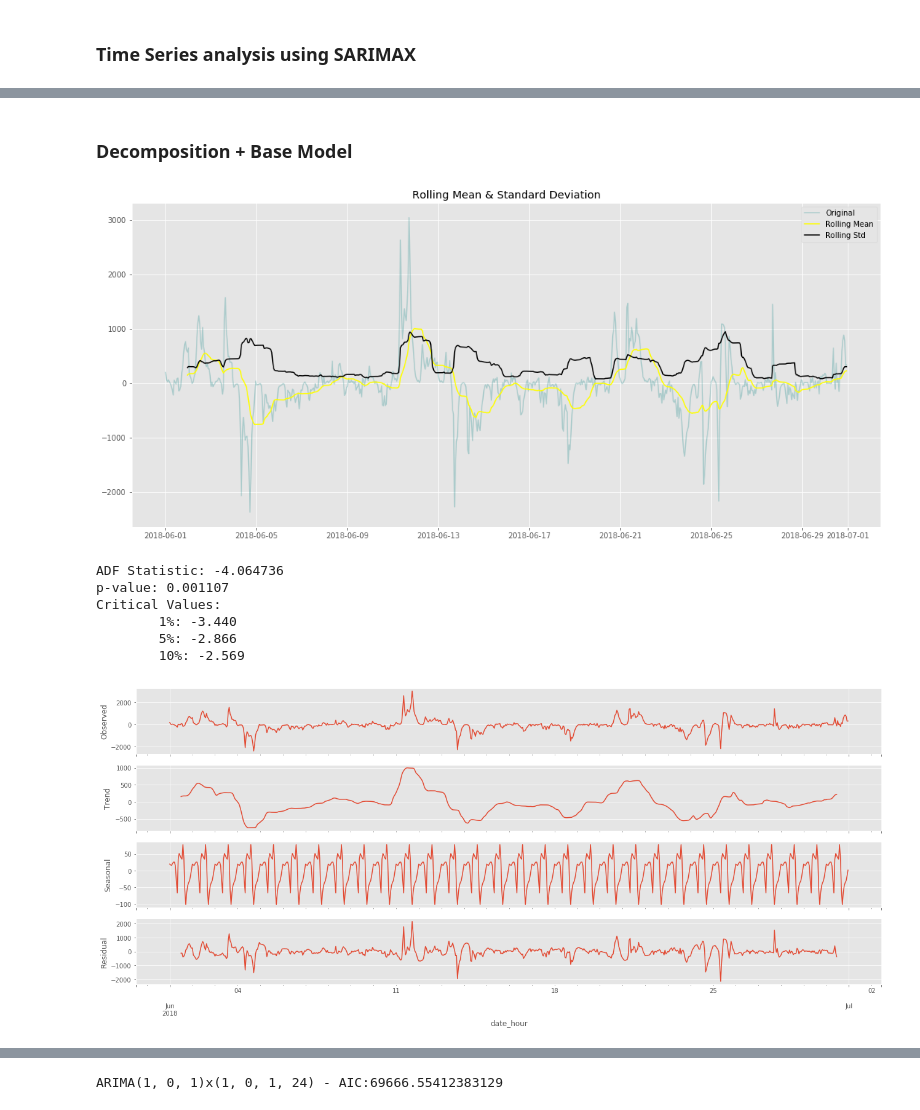
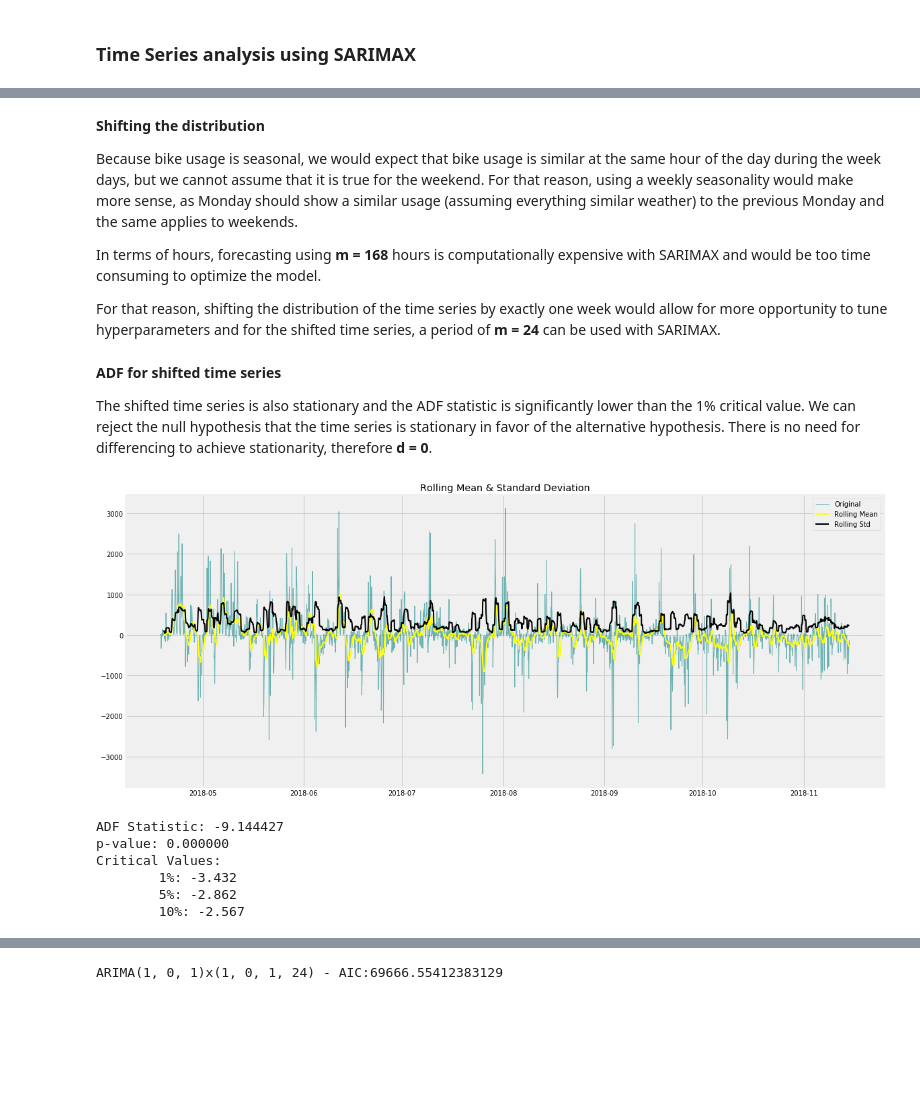
Before and after one commit to Rimab55/Forecasting_Bixi_Bikeshare_rentals, a Jupyter notebook: Time_Series.ipynb, the cells around one changed output, grey strips where cells are left out. Drawn from its saved outputs; the diff is of its cells as text; code cells hidden in the pictures; blank space fills up the shorter version.

```diff
--- a/Time_Series.ipynb
+++ b/Time_Series.ipynb
@@ -178,27 +198,26 @@ plot_feature_importances(rf)
 X = ts[['humidity','feels_like','precip_hrly']]
 y = ts[['bixi_rentals']]
 # %%
-# Seasonality seems to be present as patterns seem to repeat every 7 days.
-# It makes sense to compare the same day of the week at the same hour to remove seasonality.
+def stationarity_check(df, window = 24):
+    """
+    Function to check stationarity of time series by doing the Adfuller test and
+    plotting the rolling mean and rolling standard deviation on the specified window.
 
-def stationarity_check(df, window = 24):
-
+    :param df: timeseries
+    :param window: window for the rolling mean and rolling standard deviation
+    """
     rcParams['figure.figsize'] = 18, 8
     rolmean = df.dropna().rolling(window = window).mean()
     rolstd = df.rolling(window = window, center = False).std()
 
     fig = plt.figure(figsize=(18,8))
-    orig = plt.plot(df.dropna(), color='teal',label='Original', alpha = 0.25)
-    mean = plt.plot(rolmean, color='yellow', label='Rolling Mean')
-    std = plt.plot(rolstd, color='black', label = 'Rolling Std')
+    orig = plt.plot(df.dropna(), color='teal',label='Original', alpha = 0.55, linewidth=1)
+    mean = plt.plot(rolmean, color='yellow', label='Rolling Mean', linewidth=2.0)
+    std = plt.plot(rolstd, color='black', label = 'Rolling Std', linewidth =2.0)
 
     plt.legend(loc='best')
     plt.title('Rolling Mean & Standard Deviation')
     plt.show(block=False)
-
-    decomp = seasonal_decompose(df.dropna(), model='additive', freq=24) # Repetition every week
-    ax = decomp.plot()
-    plt.show
 
     X = df.dropna().values.flatten()
     result = adfuller(X)
@@ -222,3 +250,9 @@ Critical Values:
-# %% [markdown]
-### Decomposition + Base Model
+# %% [markdown]
+**Shifting the distribution**
+
+Because bike usage is seasonal, we would expect that bike usage is similar at the same hour of the day during the week days, but we cannot assume that it is true for the weekend. For that reason, using a weekly seasonality would make more sense, as Monday should show a similar usage (assuming everything similar weather) to the previous Monday and the same applies to weekends.
+
+In terms of hours, forecasting using **m = 168** hours is computationally expensive with SARIMAX and would be too time consuming to optimize the model.
+
+For that reason, shifting the distribution of the time series by exactly one week would allow for more opportunity to tune hyperparameters and for the shifted time series, a period of **m = 24** can be used with SARIMAX.
 # %%
@@ -226,12 +260,15 @@ y_shift = y - y.shift(168)
 y_shift.dropna(inplace = True)
+# %% [markdown]
+**ADF for shifted time series**
+
+The shifted time series is also stationary and the ADF statistic is significantly lower than the 1% critical value. We can reject the null hypothesis that the time series is stationary in favor of the alternative hypothesis. There is no need for differencing to achieve stationarity, therefore **d = 0**.
 # %%
-stationarity_check(y_shift['06-2018'])
+stationarity_check(y_shift, 24)
 # %% [output]
-[figure, old version]
+[figure, new version]
-ADF Statistic: -4.064736
-p-value: 0.001107
+ADF Statistic: -9.144427
+p-value: 0.000000
 Critical Values:
-        1%: -3.440
-        5%: -2.866
-        10%: -2.569
+        1%: -3.432
+        5%: -2.862
+        10%: -2.567
-[figure, removed]
```
Also changed, not shown: parts of 51 cells of this notebook.
